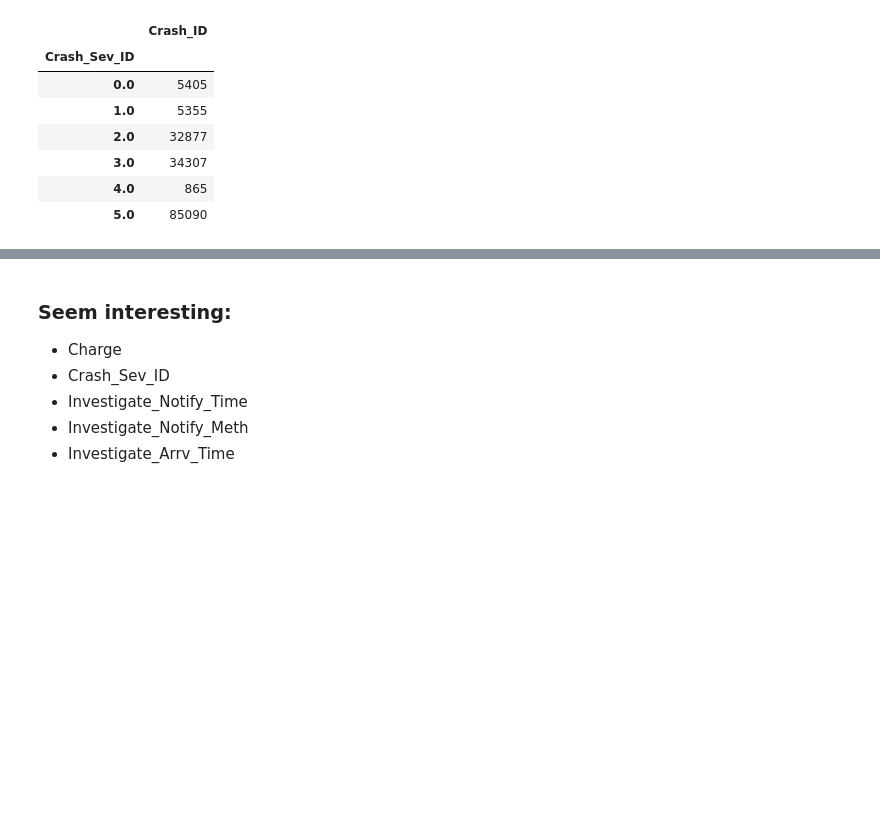
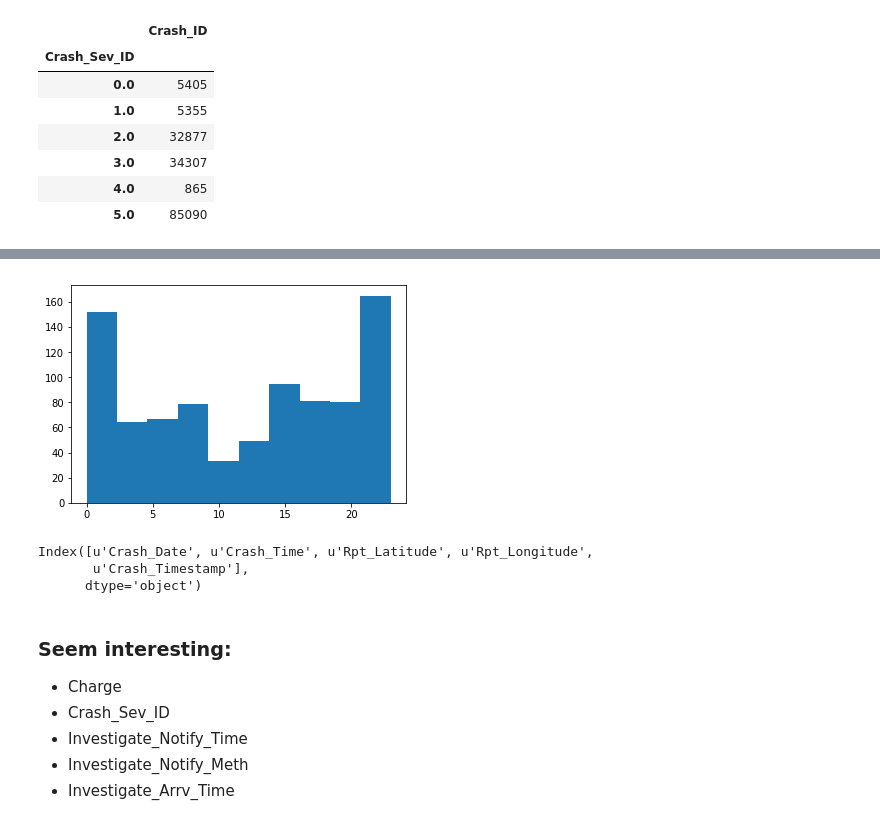
Before and after one commit to mtzaperas/capstone, a Jupyter notebook: Traffic_EDA.ipynb, the cells around one changed output, grey strips where cells are left out. Cells and saved outputs as stored; diff of their text form; code cells hidden in the pictures; blank space fills up the shorter version.

```diff
--- a/Traffic_EDA.ipynb
+++ b/Traffic_EDA.ipynb
@@ -280,3 +278,15 @@ show(plot)
+# %%
+killed_hour = killed['Crash_Timestamp'].dt.hour.values
+plt.hist(killed_hour)
+plt.show()
+# %% [output]
+[figure, added]
+# %%
+killed.columns
+# %% [output]
+Index([u'Crash_Date', u'Crash_Time', u'Rpt_Latitude', u'Rpt_Longitude',
+       u'Crash_Timestamp'],
+      dtype='object')
 # %% [markdown]
 ### Seem interesting:
 - Charge
```
Also changed, not shown: parts of 7 cells of this notebook.
